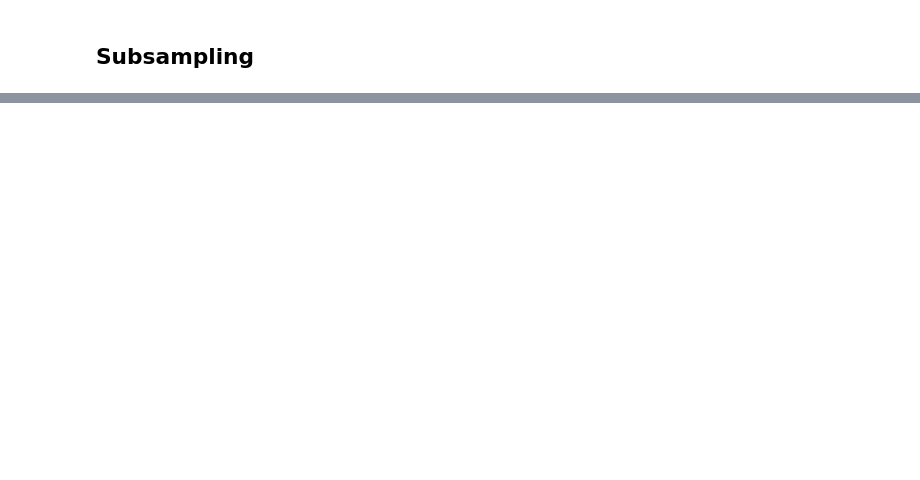
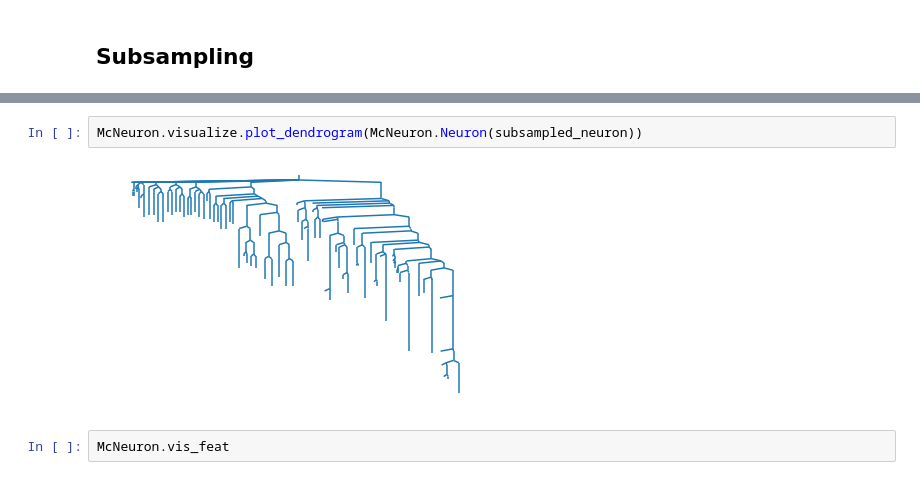
Before and after one commit to BonsaiNet/McNeuron, a Jupyter notebook: How to use McNeuron to depict a neuron.ipynb, the cells around one changed output, grey strips where cells are left out. Cells and saved outputs as stored; diff of their text form; blank space fills up the shorter version.

```diff
--- a/How to use McNeuron to depict a neuron.ipynb
+++ b/How to use McNeuron to depict a neuron.ipynb
@@ -37,0 +38,6 @@ McNeuron.visualize.plot_2D(subsampled_neuron)
+# %%
+McNeuron.visualize.plot_dendrogram(McNeuron.Neuron(subsampled_neuron))
+# %% [output]
+[figure, added]
+# %%
+McNeuron.vis_feat
```
Also changed, not shown: parts of 3 cells of this notebook, 24 other files.
